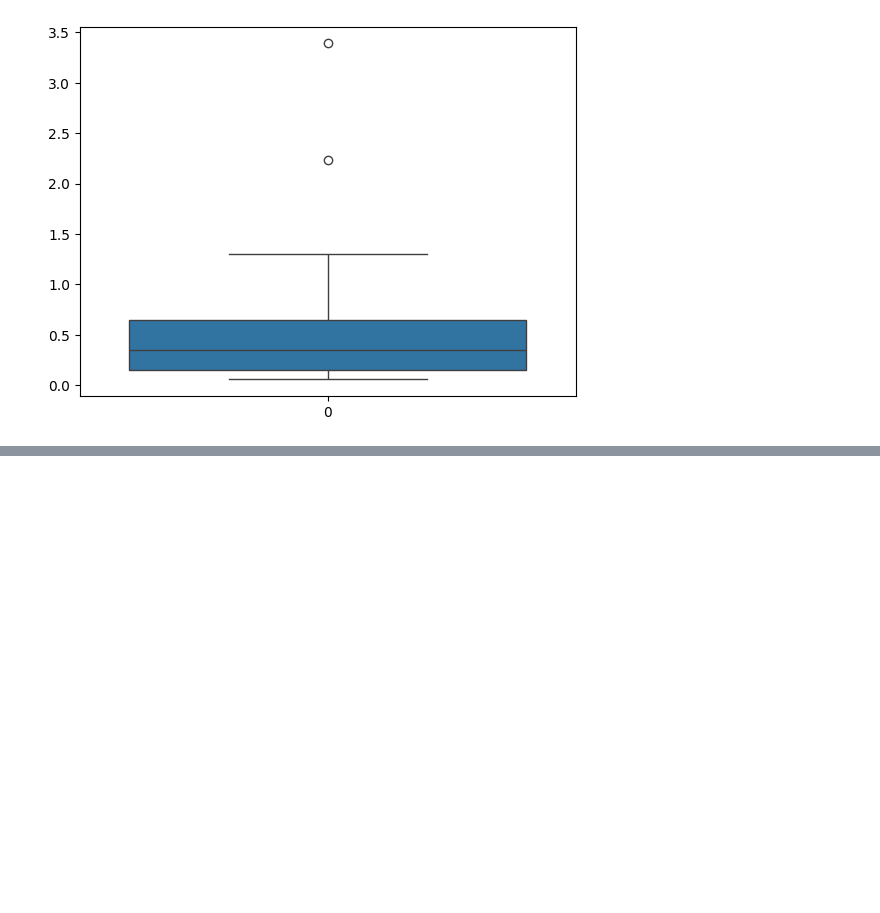
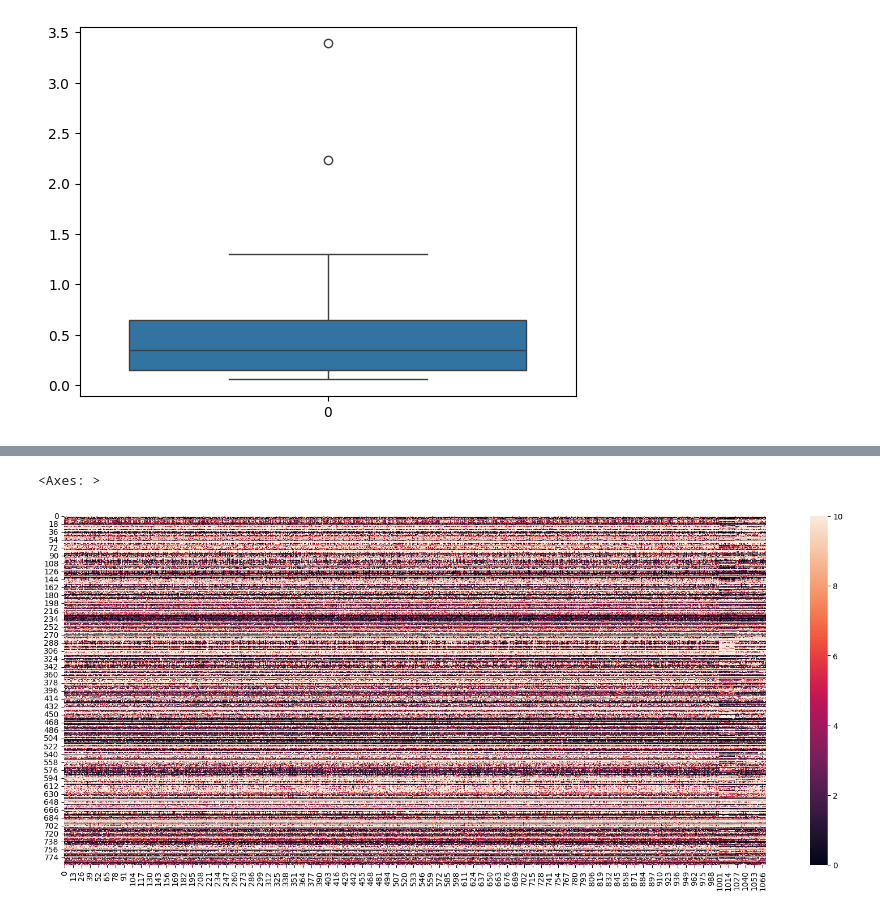
Before and after one commit to aimarvi/triplen, a Jupyter notebook: exploring_data.ipynb, the cells around one changed output, grey strips where cells are left out. Saved outputs shown, nothing was run; the diff lists cells and outputs as text; code cells hidden in the pictures; blank space fills up the shorter version.

```diff
--- a/exploring_data.ipynb
+++ b/exploring_data.ipynb
@@ -65,0 +75,10 @@ ValueError: The truth value of an array with more than one element is ambiguous.
+# %%
+df = data[(data['unit_type']==1) & (data['snr']>1)]
+dat = np.stack(df['avg_firing_rate'])
+
+fig,ax = plt.subplots(1,1,figsize=(20,8))
+
+sns.heatmap(dat, ax=ax, vmax=10)
+# %% [output]
+<Axes: >
+[figure, added]
```
Also changed, not shown: parts of 5 cells of this notebook, 1 other file.
